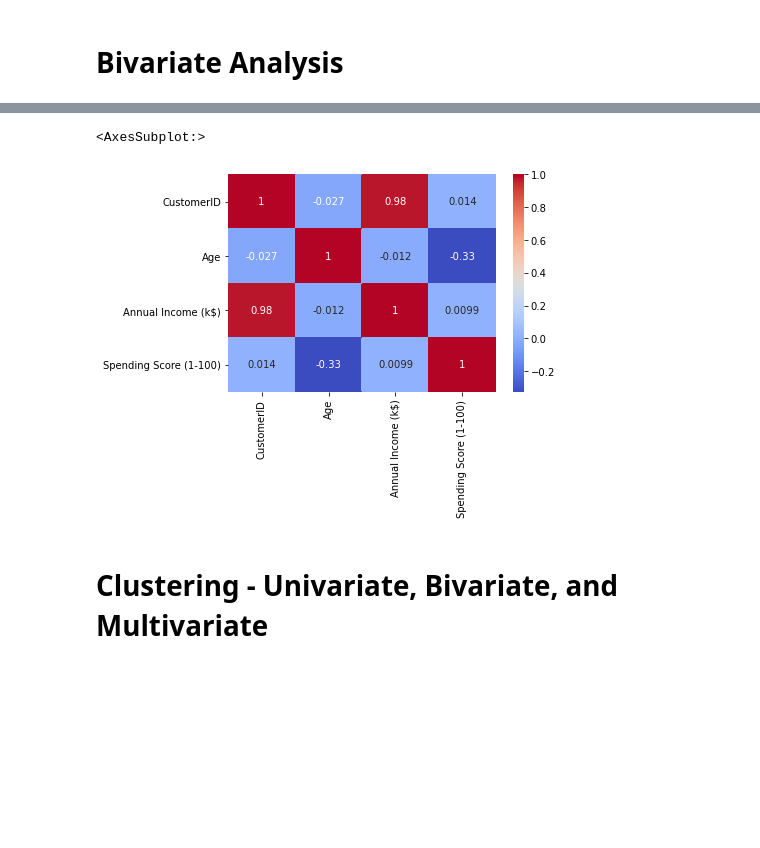
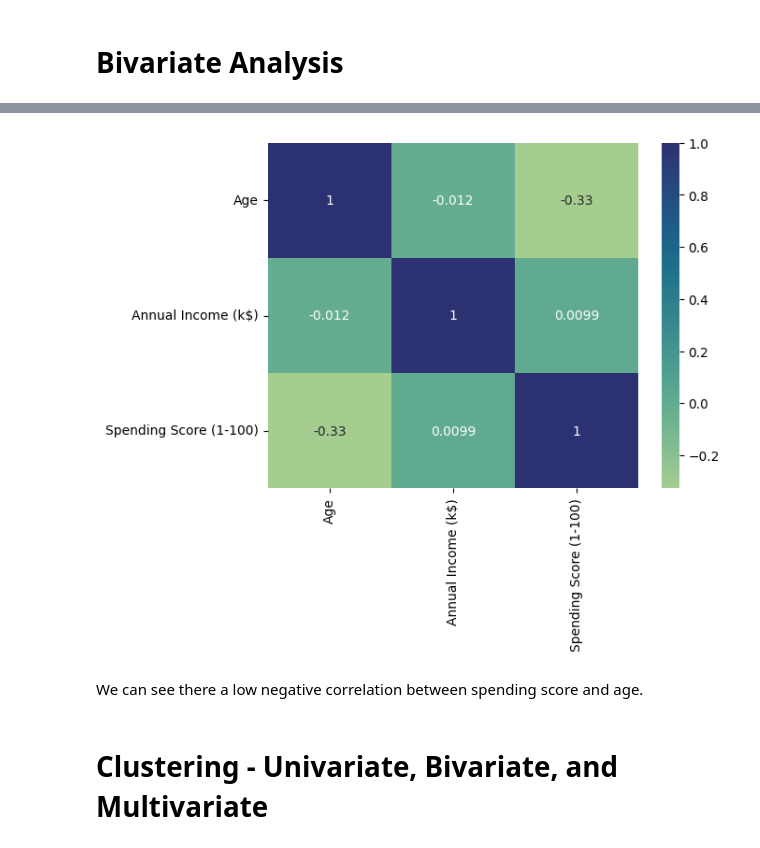
Before and after one commit to lreed2450/KMeans, a Jupyter notebook: Clustering with KMeans.ipynb, the cells around one changed output, grey strips where cells are left out. Saved outputs shown, nothing was run; the diff lists cells and outputs as text; code cells hidden in the pictures; blank space fills up the shorter version.

```diff
--- a/Clustering with KMeans.ipynb
+++ b/Clustering with KMeans.ipynb
@@ -98,3 +132,3 @@ sns.scatterplot(data=df, x= 'Annual Income (k$)', y='Spending Score (1-100)');
 # %%
-#df=df.drop('CustomerID', axis=1)
-sns.pairplot(df, hue = 'Gender');
+#drop customer Id column
+df_wo_customer_id=df.drop('CustomerID', axis=1)
@@ -118,7 +153,8 @@ df.corr()
 # %%
-sns.heatmap(df.corr(), annot=True, cmap='coolwarm')
+sns.heatmap(df_wo_customer_id.corr(), annot=True, cmap='crest');
 # %% [output]
-<AxesSubplot:>
-[figure, old version]
+[figure, new version]
+# %% [markdown]
+We can see there a low negative correlation between spending score and age.
 # %% [markdown]
 # Clustering - Univariate, Bivariate, and Multivariate
```
Also changed, not shown: parts of 60 cells of this notebook.
